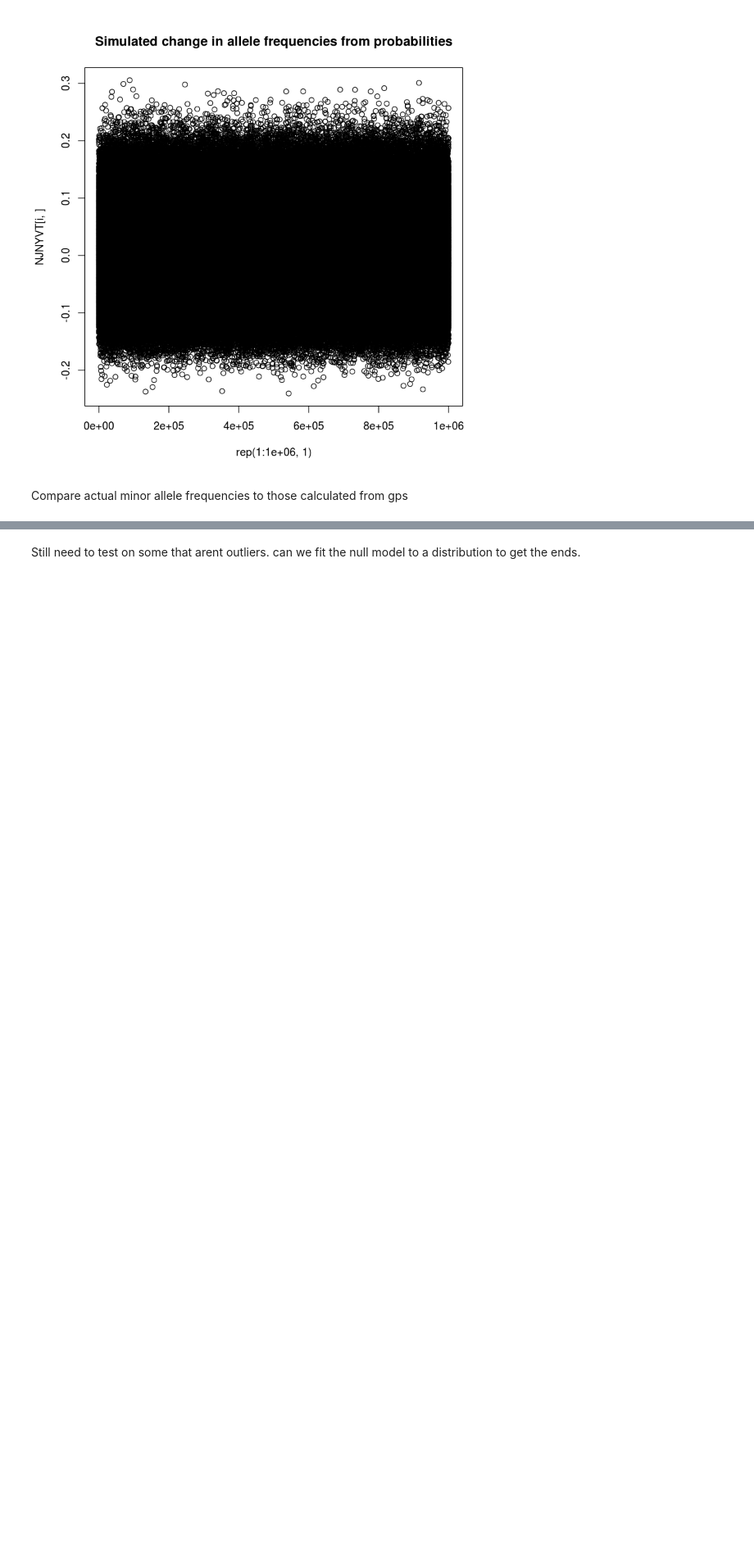
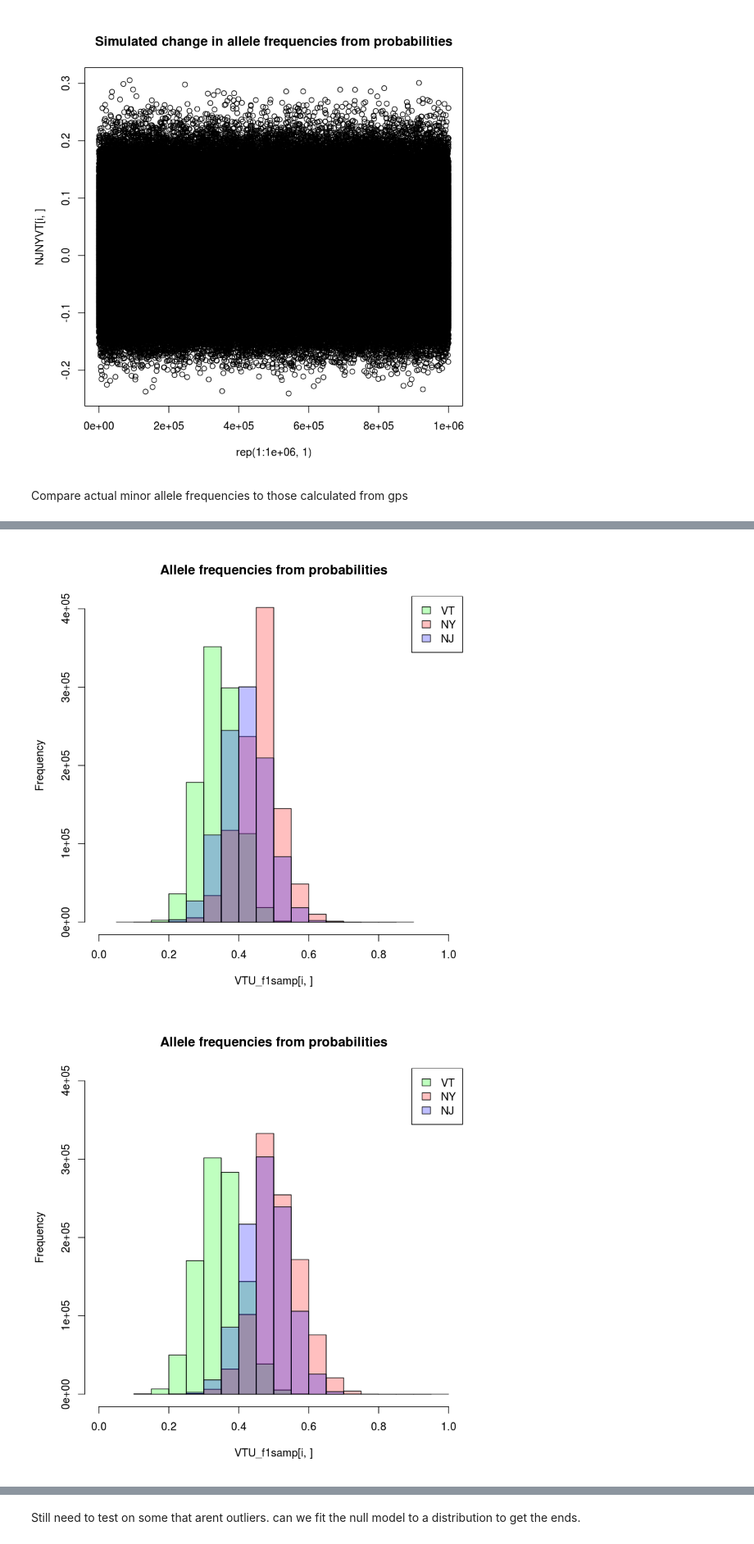
Before and after one commit to sagw/WNS_WGS, a Jupyter notebook: Notebooks/All_AlleleFreqChange.ipynb, the cells around one changed output, grey strips where cells are left out. Shown at 82% size. Drawn from its saved outputs; the diff is of its cells as text; code cells hidden in the pictures; blank space fills up the shorter version.

```diff
--- a/Notebooks/All_AlleleFreqChange.ipynb
+++ b/Notebooks/All_AlleleFreqChange.ipynb
@@ -316,7 +301,0 @@ njnyvt50pos
-# %%
-for (i in 1:NROW(NYU_f1samp)){
-plot(density(VTU_f1samp[i,]), main="allele frequencies from probabilities")
-     lines(density(NYU_f1samp[i,]), col="red")
-    lines(density(NJU_f1samp[i,]), col="blue")
-legend("topright", c("VT", "NY", "NJ"), fill=c("black", "red", "blue"))
-    }
@@ -333,0 +313,14 @@ legend("topright", c("VT", "NY", "NJ"), fill=c("black", "red", "blue"))
+# %%
+for (i in 1:NROW(NYU_f1samp))
+{
+    assign("VTU_plot", hist(VTU_f1samp[i,], plot=FALSE))
+    assign("NYU_plot", hist(NYU_f1samp[i,], plot=FALSE))
+    assign("NJU_plot", hist(NJU_f1samp[i,], plot=FALSE))
+    plot(VTU_plot, main="Allele frequencies from probabilities", col=rgb(0,1,0,1/4), ylim=c(0,400000), xlim=c(0,1))
+    plot(NYU_plot, add=T, col=rgb(1,0,0,1/4))
+    plot(NJU_plot, add=T, col=rgb(0,0,1,1/4))
+    legend("topright", c("VT", "NY", "NJ"), fill=c(rgb(0,1,0,1/4),rgb(1,0,0,1/4),rgb(0,0,1,1/4)))
+    }
+# %% [output]
+[figure, added]
+[figure, added]
```
Also changed, not shown: parts of 10 cells of this notebook.
